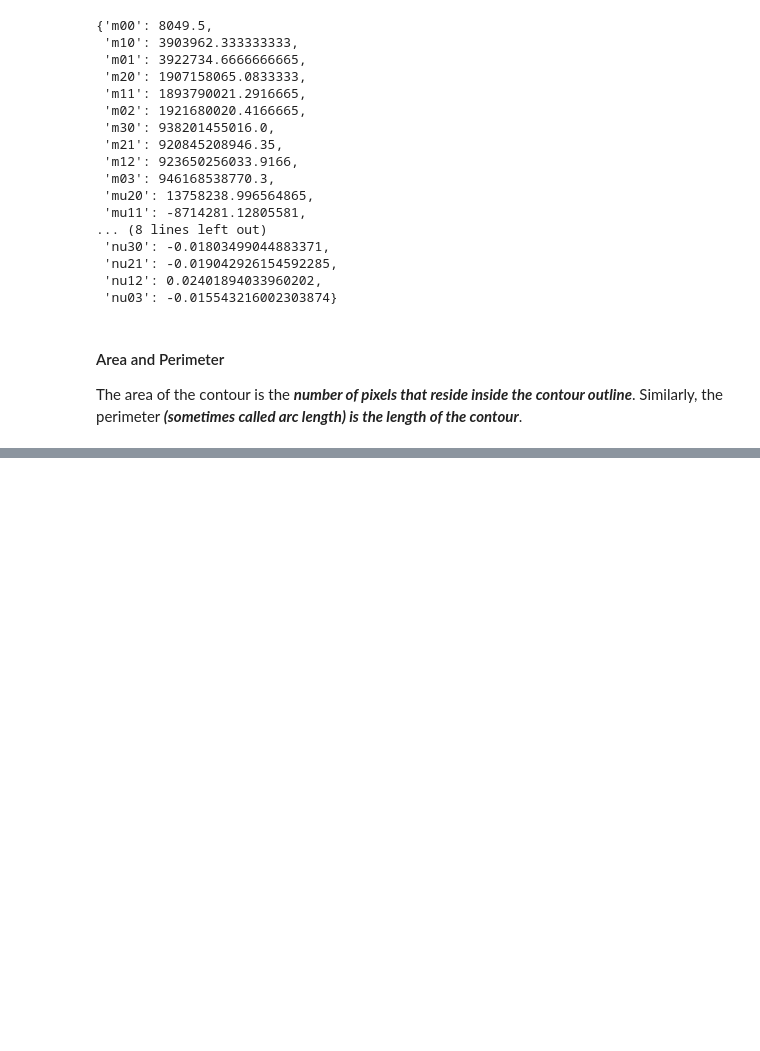
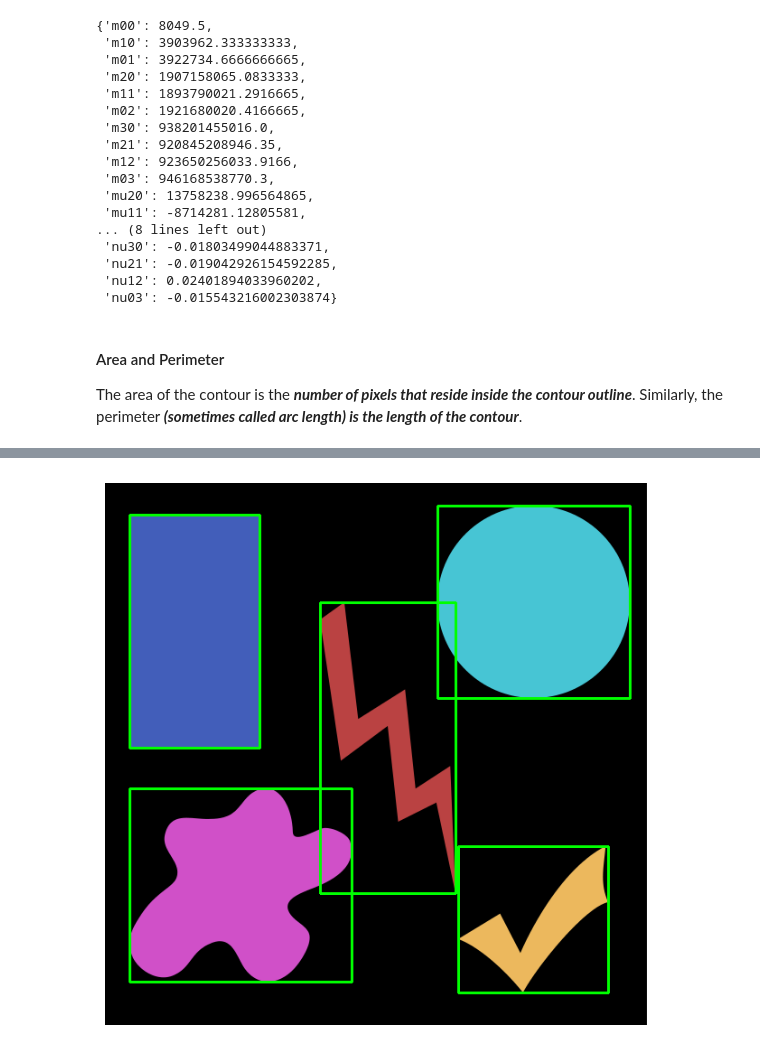
Before and after one commit to KarthikKothareddy/pisgurus, a Jupyter notebook: contours.ipynb, the cells around one changed output, grey strips where cells are left out. Saved outputs shown, nothing was run; the diff lists cells and outputs as text; code cells hidden in the pictures; blank space fills up the shorter version.

Commit message:
bounding boxes

```diff
--- a/contours.ipynb
+++ b/contours.ipynb
@@ -237,0 +251,12 @@ display()
+# %%
+clone = image.copy()
+
+# loop through contours
+for c in contours:
+    # fit a bounding box
+    (x, y, w, h) = cv2.boundingRect(c)
+    # draw a rectangle
+    cv2.rectangle(clone, (x, y), (x+w, y+h), (0, 255, 0), 2)
+display(clone)
+# %% [output]
+[figure, added]
```
Also changed, not shown: parts of 2 cells of this notebook.
